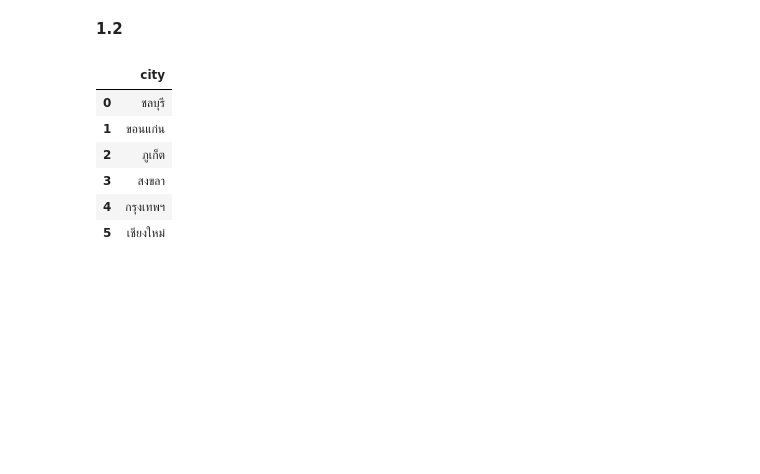
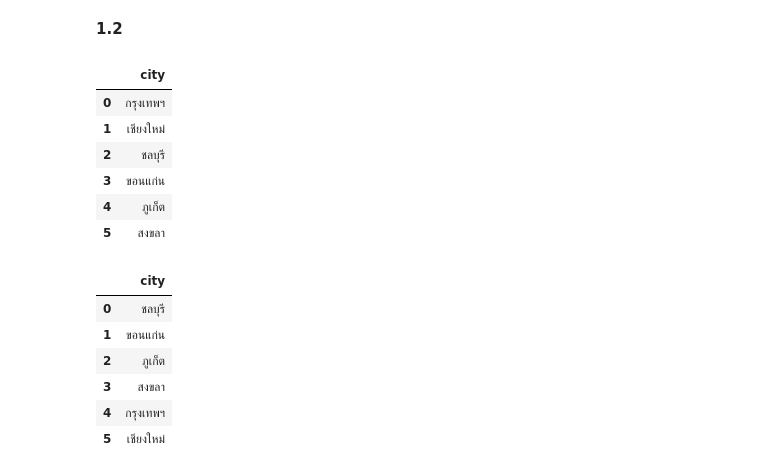
Before and after one commit to mxls34/AdvanceDatabase, a Jupyter notebook: SQL_Test_1.ipynb, the cells around one changed output. Drawn from its saved outputs; the diff is of its cells as text; code cells hidden in the pictures; blank space fills up the shorter version.

```diff
--- a/SQL_Test_1.ipynb
+++ b/SQL_Test_1.ipynb
@@ -104,8 +136,16 @@ run("""
 # %%
 # เขียนคำสั่ง SQL ข้อ 1.2 ตรงนี้
 run("""
-
+    SELECT DISTINCT city FROM customer
 """)
+# %% [output]
+|  | city |
+| 0 | กรุงเทพฯ |
+| 1 | เชียงใหม่ |
+| 2 | ชลบุรี |
+| 3 | ขอนแก่น |
+| 4 | ภูเก็ต |
+| 5 | สงขลา |
 # %%
 # ตัวอย่างผลลัพธ์ข้อ 1.2
 # %% [output]
```
Also changed, not shown: parts of 12 cells of this notebook.
